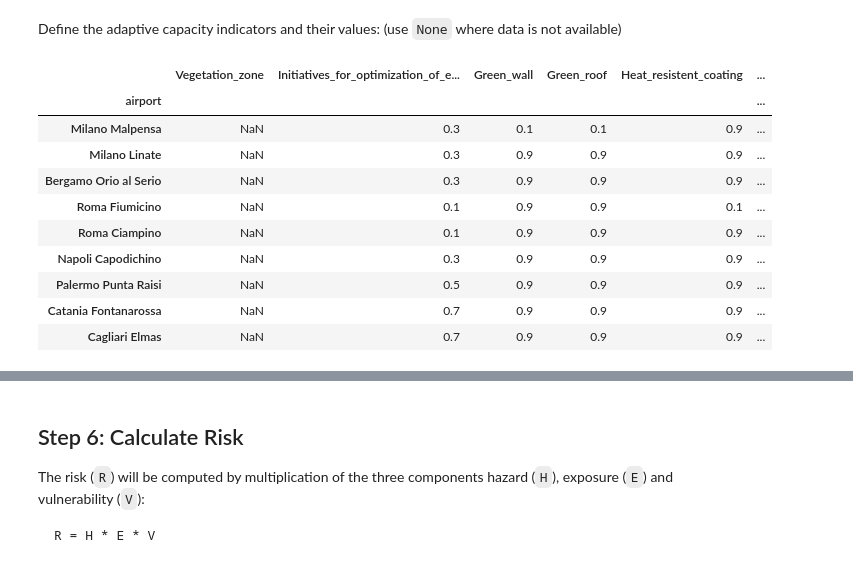
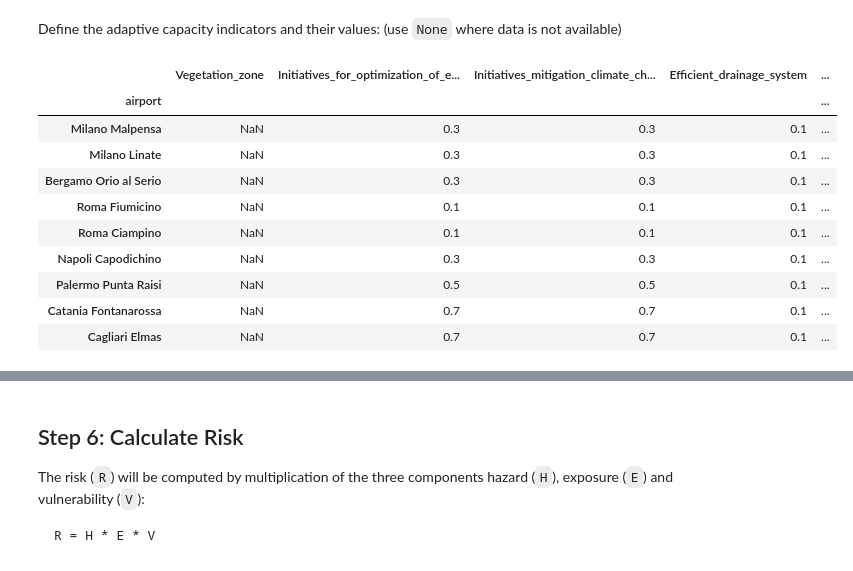
Before and after one commit to CLIMAAX/MULTI, a Jupyter notebook: 01_Infrastructure_heat_precipitation/Risk_assessment_airports.ipynb, the cells around one changed output, grey strips where cells are left out. Drawn from its saved outputs; the diff is of its cells as text; code cells hidden in the pictures.

```diff
--- a/01_Infrastructure_heat_precipitation/Risk_assessment_airports.ipynb
+++ b/01_Infrastructure_heat_precipitation/Risk_assessment_airports.ipynb
@@ -365,30 +369,34 @@ Define the adaptive capacity indicators and their values: (use `None` where data
 # %%
 adaptive_indicators = to_dataframe({
     'Vegetation_zone': [None, None, None, None, None, None, None, None, None],
     'Initiatives_for_optimization_of_energy ': [0.3, 0.3, 0.3, 0.1, 0.1, 0.3, 0.5, 0.7, 0.7],
+    'Initiatives_mitigation_climate_change_risk_awareness': [0.3, 0.3, 0.3, 0.1, 0.1, 0.3, 0.5, 0.7, 0.7],
+    'Efficient_drainage_system': [0.1, 0.1, 0.1, 0.1, 0.1, 0.1, 0.1, 0.1, 0.1],
+    'Monitoring_and_alarm_system': [0.1, 0.1, 0.3, 0.3, 0.3, 0.3, 0.3, 0.3, 0.3],
+    'Bioinfiltration_and_permeable_pavements': [0.9, 0.9, 0.1, 0.9, 0.9, 0.9, 0.9, 0.9, 0.9],
     'Green_wall': [0.1, 0.9, 0.9, 0.9, 0.9, 0.9, 0.9, 0.9, 0.9],
     'Green_roof': [0.1, 0.9, 0.9, 0.9, 0.9, 0.9, 0.9, 0.9, 0.9],
     'Heat_resistent_coating': [0.9, 0.9, 0.9, 0.1, 0.9, 0.9, 0.9, 0.9, 0.9],
     'Insurance_policy_for_extreme_events': [0.9, 0.9, 0.9, 0.9, 0.9, 0.9, 0.9, 0.9, 0.9],
     'Guidelines_for_adaptation_climate_change': [0.3, 0.3, 0.3, 0.5, 0.5, 0.9, 0.3, 0.3, 0.3],
     'Evening_departures': [None, None, None, None, None, None, None, None, None]
 })
 
 # As defined in the example, the indicators are already normalized into the range [0, 1]
 adaptive_normalized = adaptive_indicators
 adaptive_normalized
 # %% [output]
-|  | Vegetation_zone | Initiatives_for_optimization_of_e... | Green_wall | Green_roof | Heat_resistent_coating | ... |
-| airport |  |  |  |  |  | ... |
-| Milano Malpensa | NaN | 0.3 | 0.1 | 0.1 | 0.9 | ... |
-| Milano Linate | NaN | 0.3 | 0.9 | 0.9 | 0.9 | ... |
-| Bergamo Orio al Serio | NaN | 0.3 | 0.9 | 0.9 | 0.9 | ... |
-| Roma Fiumicino | NaN | 0.1 | 0.9 | 0.9 | 0.1 | ... |
-| Roma Ciampino | NaN | 0.1 | 0.9 | 0.9 | 0.9 | ... |
-| Napoli Capodichino | NaN | 0.3 | 0.9 | 0.9 | 0.9 | ... |
-| Palermo Punta Raisi | NaN | 0.5 | 0.9 | 0.9 | 0.9 | ... |
-| Catania Fontanarossa | NaN | 0.7 | 0.9 | 0.9 | 0.9 | ... |
-| Cagliari Elmas | NaN | 0.7 | 0.9 | 0.9 | 0.9 | ... |
+|  | Vegetation_zone | Initiatives_for_optimization_of_e... | Initiatives_mitigation_climate_ch... | Efficient_drainage_system | ... |
+| airport |  |  |  |  | ... |
+| Milano Malpensa | NaN | 0.3 | 0.3 | 0.1 | ... |
+| Milano Linate | NaN | 0.3 | 0.3 | 0.1 | ... |
+| Bergamo Orio al Serio | NaN | 0.3 | 0.3 | 0.1 | ... |
+| Roma Fiumicino | NaN | 0.1 | 0.1 | 0.1 | ... |
+| Roma Ciampino | NaN | 0.1 | 0.1 | 0.1 | ... |
+| Napoli Capodichino | NaN | 0.3 | 0.3 | 0.1 | ... |
+| Palermo Punta Raisi | NaN | 0.5 | 0.5 | 0.1 | ... |
+| Catania Fontanarossa | NaN | 0.7 | 0.7 | 0.1 | ... |
+| Cagliari Elmas | NaN | 0.7 | 0.7 | 0.1 | ... |
 # %% [markdown]
 ### Vulnerability calculation
 
```
Also changed, not shown: parts of 7 cells of this notebook, 1 other file.
